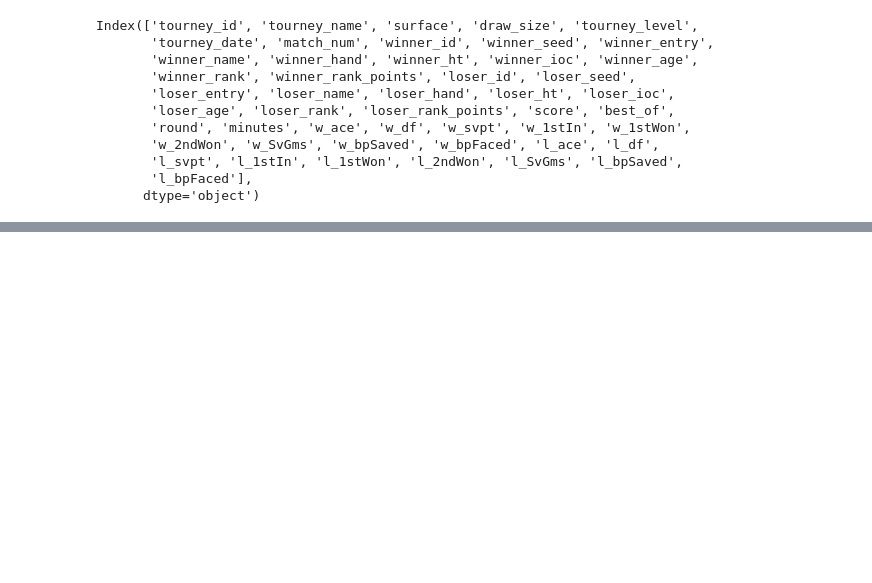
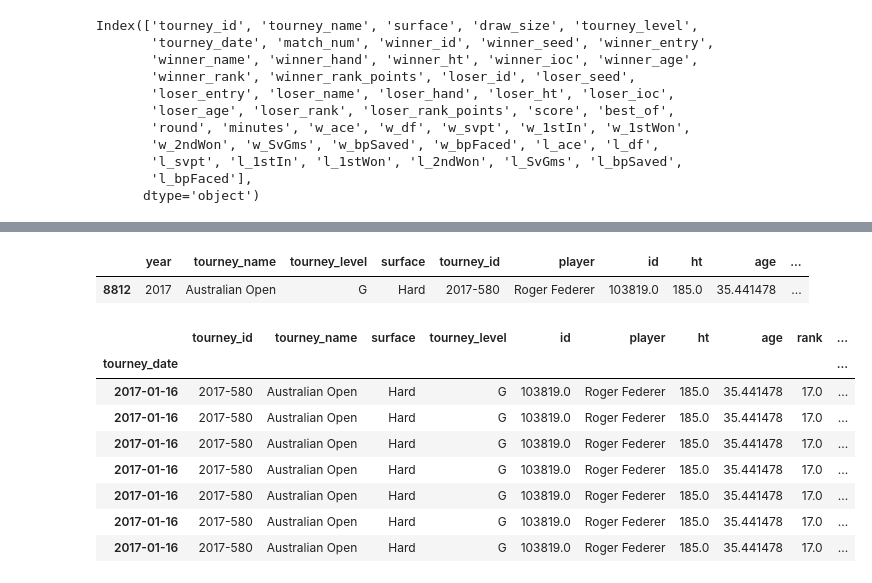
Before and after one commit to johnma96/predict-roland-garros-positions, a Jupyter notebook: notebooks/develop/4.0-jmmz-feature-enginnering.ipynb, the cells around one changed output, grey strips where cells are left out. Saved outputs shown, nothing was run; the diff lists cells and outputs as text; code cells hidden in the pictures; blank space fills up the shorter version.

```diff
--- a/notebooks/develop/4.0-jmmz-feature-enginnering.ipynb
+++ b/notebooks/develop/4.0-jmmz-feature-enginnering.ipynb
@@ -248,0 +263,18 @@ pj_acum_historicos, pg_acum_historico, pp_acum_historico, titulos_ganados_acum,
+# %%
+data_features[(data_features.player == player) & (data_features.tourney_name == tourney) & (data_features.year == year)]
+# %% [output]
+|  | year | tourney_name | tourney_level | surface | tourney_id | player | id | ht | age | ... |
+| 8812 | 2017 | Australian Open | G | Hard | 2017-580 | Roger Federer | 103819.0 | 185.0 | 35.441478 | ... |
+# %%
+# Current
+final_df[(final_df.tourney_name ==tourney) & (final_df.index.year == year) & (final_df.player == player)]
+# %% [output]
+|  | tourney_id | tourney_name | surface | tourney_level | id | player | ht | age | rank | ... |
+| tourney_date |  |  |  |  |  |  |  |  |  | ... |
+| 2017-01-16 | 2017-580 | Australian Open | Hard | G | 103819.0 | Roger Federer | 185.0 | 35.441478 | 17.0 | ... |
+| 2017-01-16 | 2017-580 | Australian Open | Hard | G | 103819.0 | Roger Federer | 185.0 | 35.441478 | 17.0 | ... |
+| 2017-01-16 | 2017-580 | Australian Open | Hard | G | 103819.0 | Roger Federer | 185.0 | 35.441478 | 17.0 | ... |
+| 2017-01-16 | 2017-580 | Australian Open | Hard | G | 103819.0 | Roger Federer | 185.0 | 35.441478 | 17.0 | ... |
+| 2017-01-16 | 2017-580 | Australian Open | Hard | G | 103819.0 | Roger Federer | 185.0 | 35.441478 | 17.0 | ... |
+| 2017-01-16 | 2017-580 | Australian Open | Hard | G | 103819.0 | Roger Federer | 185.0 | 35.441478 | 17.0 | ... |
+| 2017-01-16 | 2017-580 | Australian Open | Hard | G | 103819.0 | Roger Federer | 185.0 | 35.441478 | 17.0 | ... |
```
Also changed, not shown: parts of 27 cells of this notebook.
